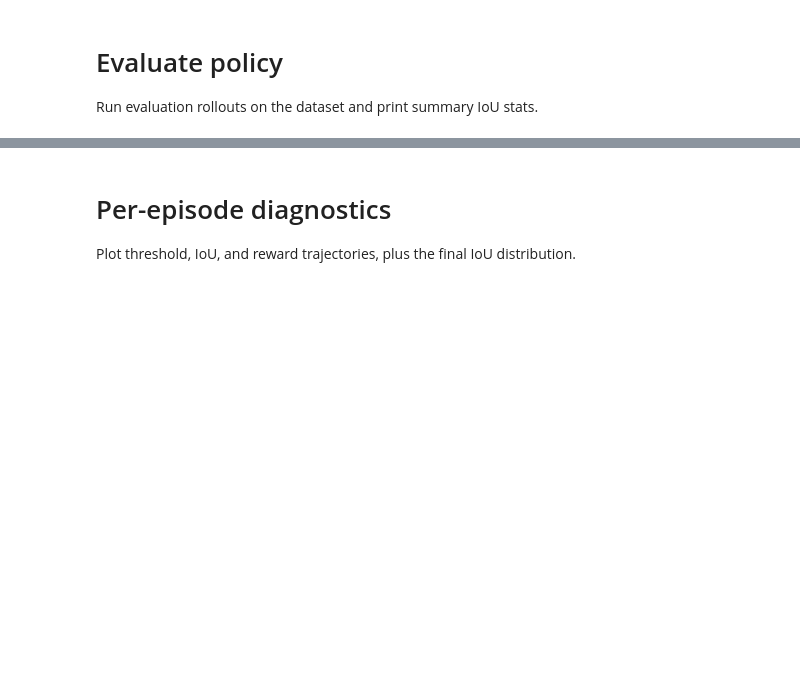
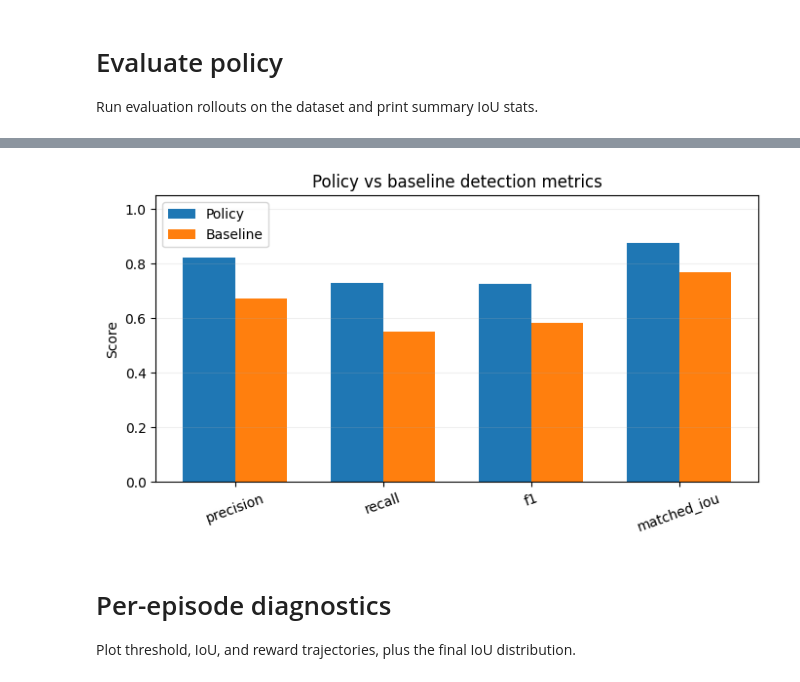
Before and after one commit to amirrezabsh/Pretrained-Object-Detection-NN-Models-Fine-Tuning-using-RL, a Jupyter notebook: main.ipynb, the cells around one changed output, grey strips where cells are left out. Cells and saved outputs as stored; diff of their text form; code cells hidden in the pictures; blank space fills up the shorter version.

```diff
--- a/main.ipynb
+++ b/main.ipynb
@@ -161,3 +328,25 @@ Per-episode final IoUs: [0.0335, 0.5316, 0.9466, 0.9829, 0.8448]
+# %%
+import matplotlib.pyplot as plt
+
+keys = ["mean_precision", "mean_recall", "mean_f1", "mean_matched_iou"]
+policy_vals = [policy_metrics[k] for k in keys]
+baseline_vals = [baseline_metrics[k] for k in keys]
+
+x = range(len(keys))
+width = 0.35
+fig, ax = plt.subplots(figsize=(7, 4))
+ax.bar([i - width / 2 for i in x], policy_vals, width, label="Policy")
+ax.bar([i + width / 2 for i in x], baseline_vals, width, label="Baseline")
+ax.set_xticks(list(x))
+ax.set_xticklabels([k.replace("mean_", "") for k in keys], rotation=20)
+ax.set_ylim(0.0, 1.05)
+ax.set_ylabel("Score")
+ax.set_title("Policy vs baseline detection metrics")
+ax.legend()
+ax.grid(True, axis="y", alpha=0.2)
+plt.tight_layout()
+# %% [output]
+[figure, added]
 # %% [markdown]
 # Per-episode diagnostics
 Plot threshold, IoU, and reward trajectories, plus the final IoU distribution.
```
Also changed, not shown: parts of 9 cells of this notebook.
